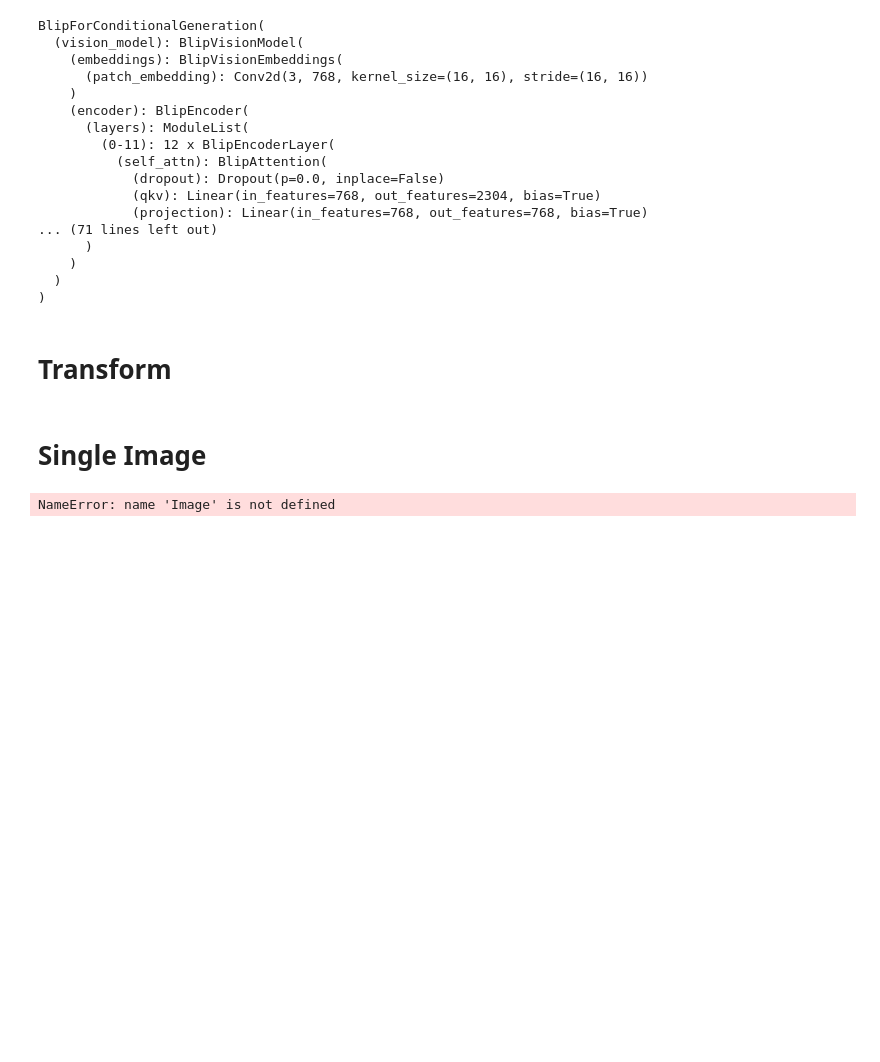
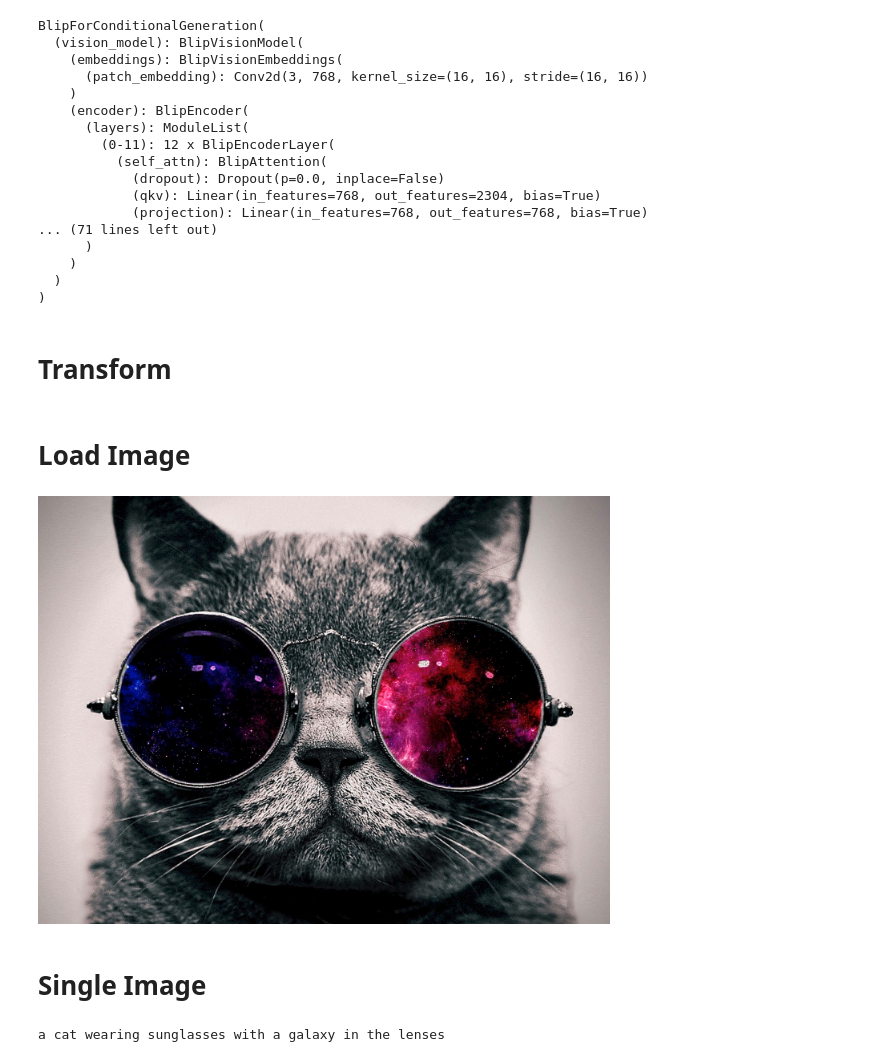
Before and after one commit to badrnezhad/Minimal-BLIP-Image-Captioning, a Jupyter notebook: minimal-blip-captioning.ipynb, the cells around one changed output. Cells and saved outputs as stored; diff of their text form; code cells hidden in the pictures; blank space fills up the shorter version.

Commit message:
Kaggle Notebook | Minimal BLIP Captioning | Hotfix

```diff
--- a/minimal-blip-captioning.ipynb
+++ b/minimal-blip-captioning.ipynb
@@ -73,15 +61,26 @@ transform = transforms.Compose([
         (0.268, 0.261, 0.275)
     )
 ])
+# %% [markdown]
+# Load Image
+# %%
+url = "https://raw.githubusercontent.com/badrnezhad/Minimal-BLIP-Image-Captioning/587b17eb5f533ff3237cef2feb631439be6ff625/images/cat.png"
+
+response = requests.get(url)
+image = Image.open(BytesIO(response.content)).convert("RGB")
+image
+# %% [output]
+[figure, added]
 # %% [markdown]
 # Single Image
-# %%
-image = Image.open('/kaggle/input/your-image.jpg').convert('RGB')
-image = transform(image).unsqueeze(0).to(device)
-
-with torch.no_grad():
-    caption = model.generate(image)
-
-print(caption[0])
-# %% [output]
-NameError: name 'Image' is not defined
+# %%
+inputs = processor(image, return_tensors="pt").to(device)
+
+with torch.no_grad():
+    out = model.generate(**inputs)
+
+caption = processor.decode(out[0], skip_special_tokens=True)
+
+print(caption)
+# %% [output]
+a cat wearing sunglasses with a galaxy in the lenses
```
Also changed, not shown: parts of 2 cells of this notebook.
